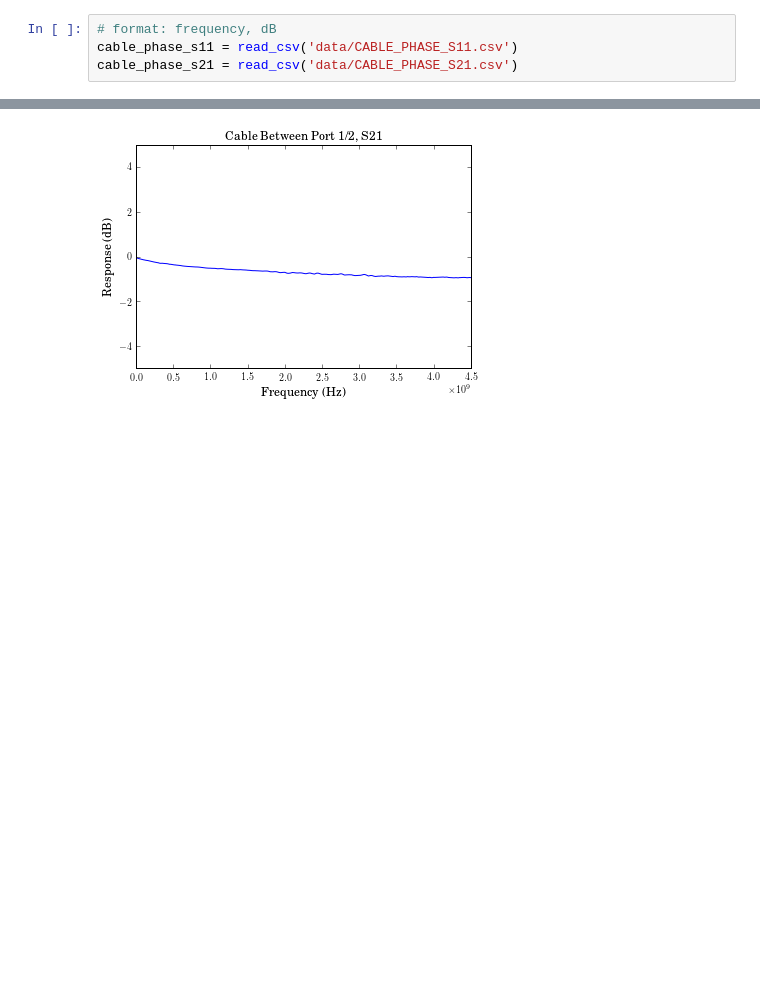
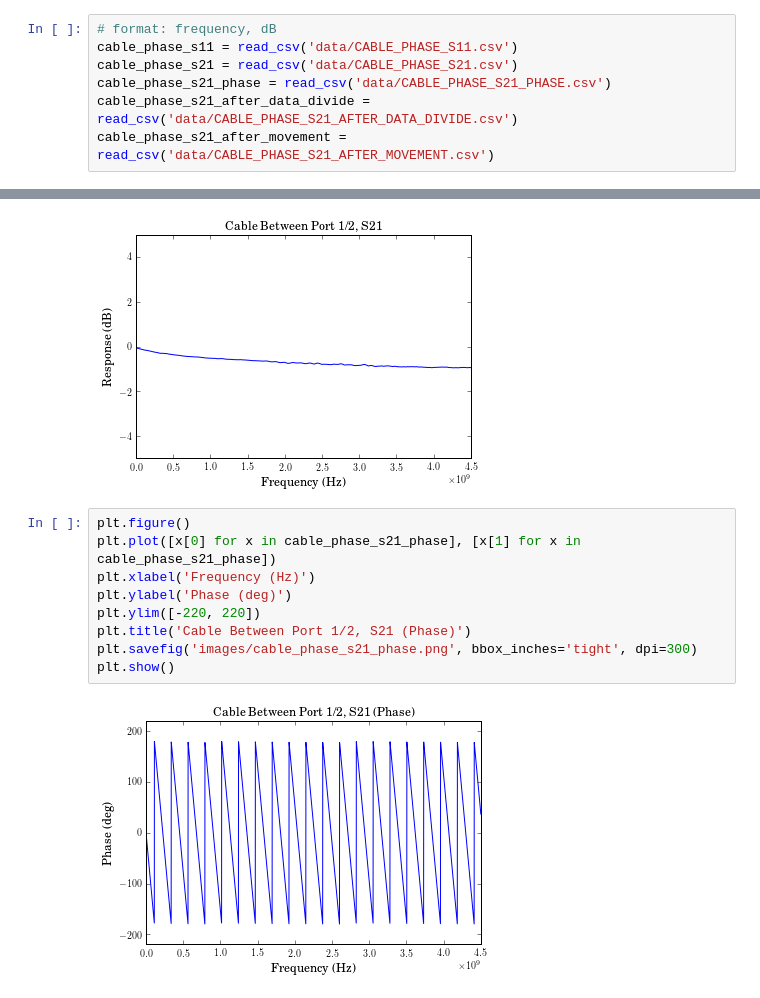
Before and after one commit to vighneshiyer/ee142, a Jupyter notebook: Labs/lab1_vna/Lab_VNA_Calibration_Plotting.ipynb, the cells around one changed output, grey strips where cells are left out. Cells and saved outputs as stored; diff of their text form; blank space fills up the shorter version.

```diff
--- a/Labs/lab1_vna/Lab_VNA_Calibration_Plotting.ipynb
+++ b/Labs/lab1_vna/Lab_VNA_Calibration_Plotting.ipynb
@@ -22,6 +22,9 @@ def read_csv(filename, row_offset=3):
 # format: frequency, dB
 cable_phase_s11 = read_csv('data/CABLE_PHASE_S11.csv')
 cable_phase_s21 = read_csv('data/CABLE_PHASE_S21.csv')
+cable_phase_s21_phase = read_csv('data/CABLE_PHASE_S21_PHASE.csv')
+cable_phase_s21_after_data_divide = read_csv('data/CABLE_PHASE_S21_AFTER_DATA_DIVIDE.csv')
+cable_phase_s21_after_movement = read_csv('data/CABLE_PHASE_S21_AFTER_MOVEMENT.csv')
 # %%
 plt.figure()
 plt.plot([x[0] for x in cable_phase_s11], [x[1] for x in cable_phase_s11])
@@ -44,3 +47,14 @@ plt.savefig('images/cable_phase_s21.png', bbox_inches='tight', dpi=300)
 plt.show()
 # %% [output]
 [figure]
+# %%
+plt.figure()
+plt.plot([x[0] for x in cable_phase_s21_phase], [x[1] for x in cable_phase_s21_phase])
+plt.xlabel('Frequency (Hz)')
+plt.ylabel('Phase (deg)')
+plt.ylim([-220, 220])
+plt.title('Cable Between Port 1/2, S21 (Phase)')
+plt.savefig('images/cable_phase_s21_phase.png', bbox_inches='tight', dpi=300)
+plt.show()
+# %% [output]
+[figure, added]
```
Also changed, not shown: parts of 5 cells of this notebook, 10 other files.
